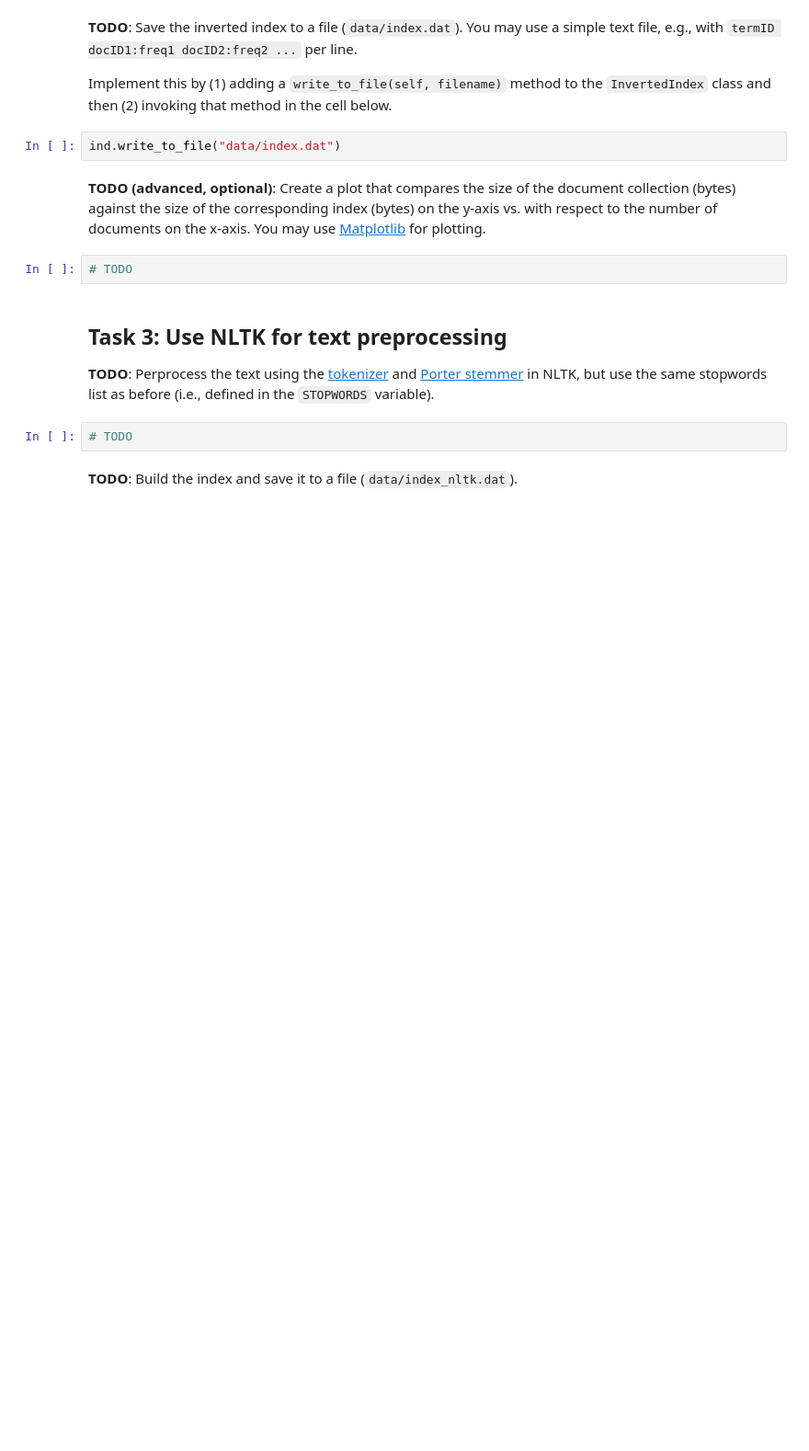
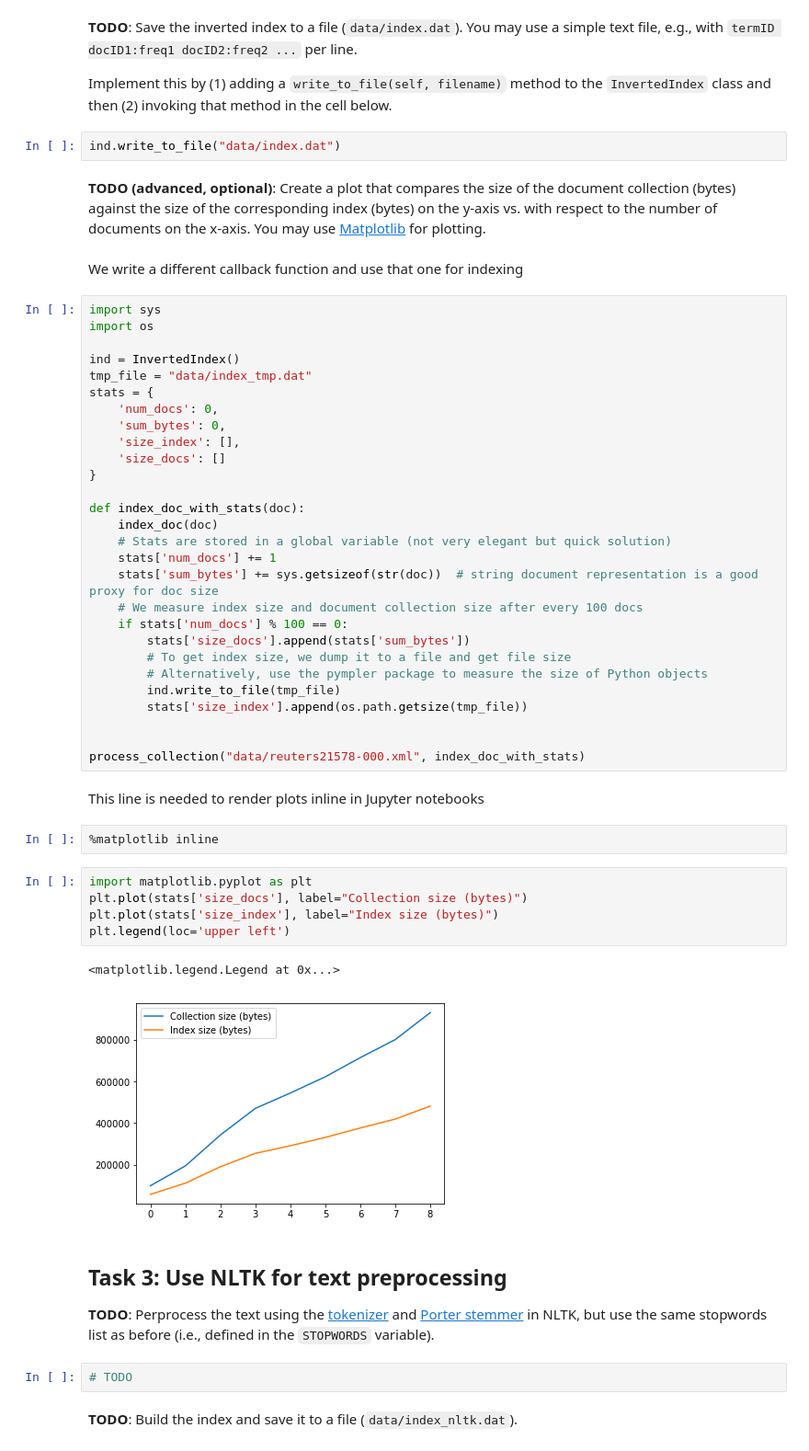
Before and after one commit to kbalog/uis-dat640-fall2019, a Jupyter notebook: exercises/lecture_07/exercise_1_solution.ipynb, the cells around one changed output. Shown at 92% size. Saved outputs shown, nothing was run; the diff lists cells and outputs as text; blank space fills up the shorter version.

Commit message:
Intermediate solution

```diff
--- a/exercises/lecture_07/exercise_1_solution.ipynb
+++ b/exercises/lecture_07/exercise_1_solution.ipynb
@@ -222,8 +222,48 @@ Implement this by (1) adding a `write_to_file(self, filename)` method to the `In
 ind.write_to_file("data/index.dat")
 # %% [markdown]
 **TODO (advanced, optional)**: Create a plot that compares the size of the document collection (bytes) against the size of the corresponding index (bytes) on the y-axis vs. with respect to the number of documents on the x-axis. You may use [Matplotlib](https://www.tutorialspoint.com/jupyter/jupyter_notebook_plotting.htm) for plotting.
-# %%
-# TODO
+# %% [markdown]
+We write a different callback function and use that one for indexing
+# %%
+import sys
+import os
+
+ind = InvertedIndex()
+tmp_file = "data/index_tmp.dat"
+stats = {
+    'num_docs': 0,
+    'sum_bytes': 0,
+    'size_index': [],
+    'size_docs': []
+}
+
+def index_doc_with_stats(doc):
+    index_doc(doc)
+    # Stats are stored in a global variable (not very elegant but quick solution)
+    stats['num_docs'] += 1
+    stats['sum_bytes'] += sys.getsizeof(str(doc))  # string document representation is a good proxy for doc size
+    # We measure index size and document collection size after every 100 docs
+    if stats['num_docs'] % 100 == 0:
+        stats['size_docs'].append(stats['sum_bytes'])
+        # To get index size, we dump it to a file and get file size
+        # Alternatively, use the pympler package to measure the size of Python objects
+        ind.write_to_file(tmp_file)
+        stats['size_index'].append(os.path.getsize(tmp_file))
+
+
+process_collection("data/reuters21578-000.xml", index_doc_with_stats)
+# %% [markdown]
+This line is needed to render plots inline in Jupyter notebooks
+# %%
+%matplotlib inline
+# %%
+import matplotlib.pyplot as plt
+plt.plot(stats['size_docs'], label="Collection size (bytes)")
+plt.plot(stats['size_index'], label="Index size (bytes)")
+plt.legend(loc='upper left')
+# %% [output]
+<matplotlib.legend.Legend at 0x...>
+[figure, added]
 # %% [markdown]
 ## Task 3: Use NLTK for text preprocessing
 
```
